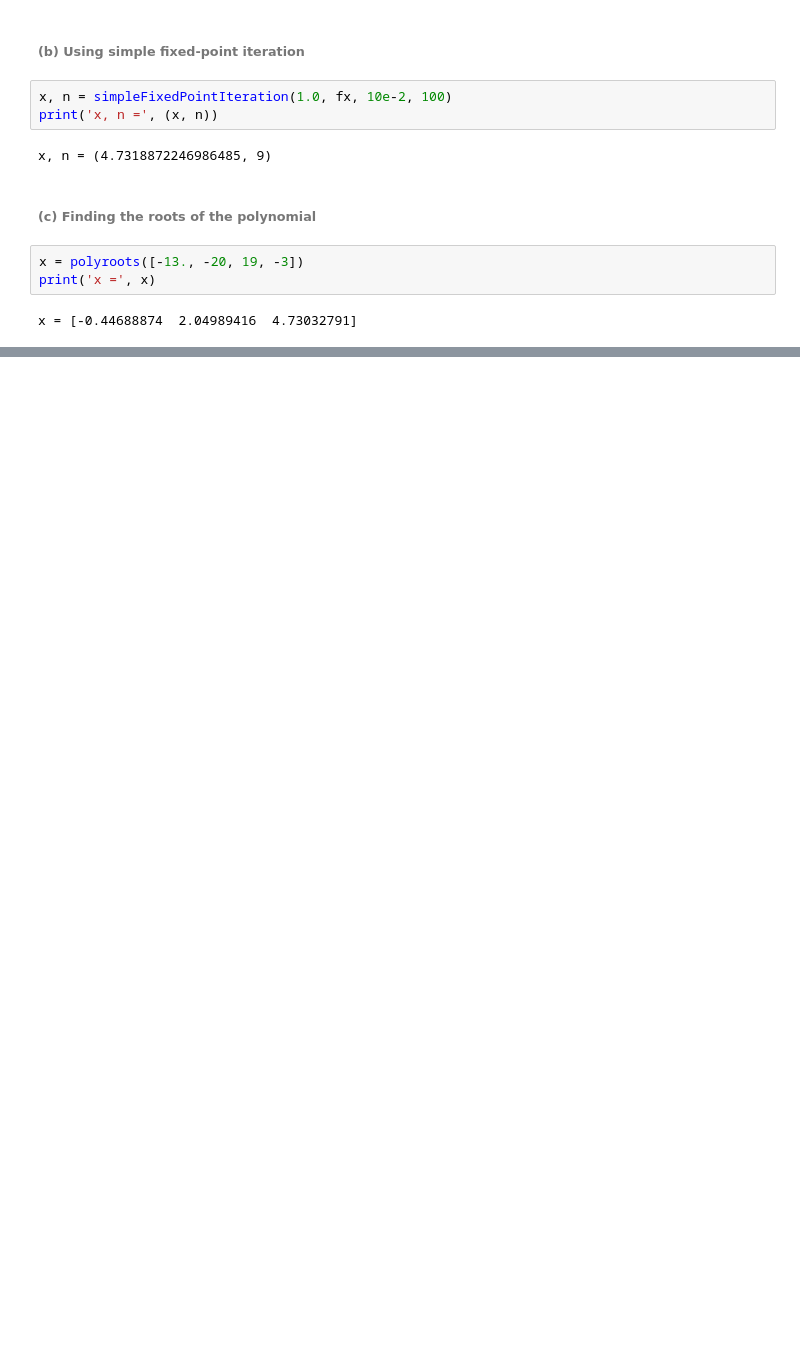
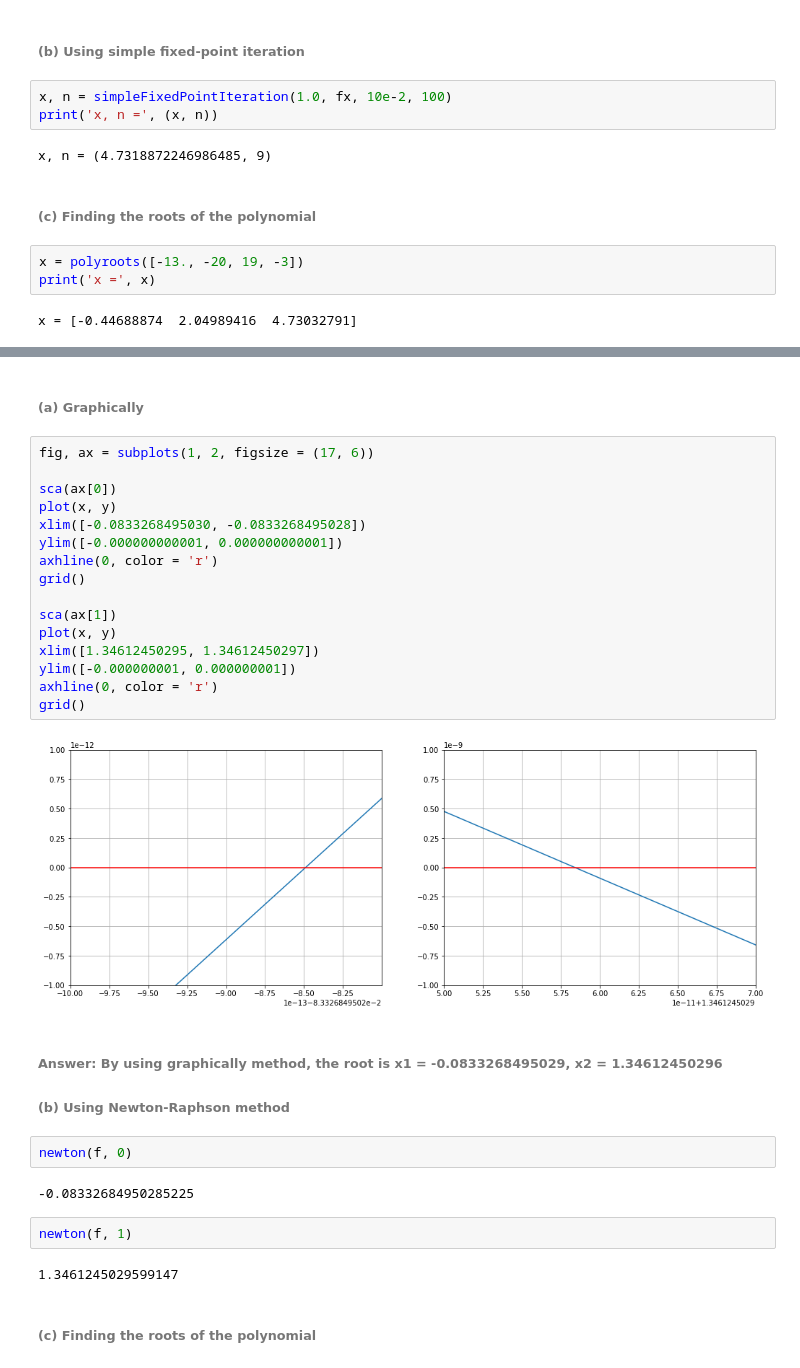
Before and after one commit to ChanhNguyen17/NumericalProblemSolving, a Jupyter notebook: Assignment 14 Review - Chanh Nguyen.ipynb, the cells around one changed output, grey strips where cells are left out. Drawn from its saved outputs; the diff is of its cells as text; blank space fills up the shorter version.

```diff
--- a/Assignment 14 Review - Chanh Nguyen.ipynb
+++ b/Assignment 14 Review - Chanh Nguyen.ipynb
@@ -123,0 +196,33 @@ x = [-0.44688874  2.04989416  4.73032791]
+# %% [markdown]
+###### (a) Graphically
+# %%
+fig, ax = subplots(1, 2, figsize = (17, 6))
+
+sca(ax[0])
+plot(x, y)
+xlim([-0.0833268495030, -0.0833268495028])
+ylim([-0.000000000001, 0.000000000001])
+axhline(0, color = 'r')
+grid()
+
+sca(ax[1])
+plot(x, y)
+xlim([1.34612450295, 1.34612450297])
+ylim([-0.000000001, 0.000000001])
+axhline(0, color = 'r')
+grid()
+# %% [output]
+[figure, added]
+# %% [markdown]
+###### Answer: By using graphically method, the root is x1 = -0.0833268495029, x2 = 1.34612450296
+###### (b) Using Newton-Raphson method
+# %%
+newton(f, 0)
+# %% [output]
+-0.08332684950285225
+# %%
+newton(f, 1)
+# %% [output]
+1.3461245029599147
+# %% [markdown]
+###### (c) Finding the roots of the polynomial
```
Also changed, not shown: parts of 34 cells of this notebook, 1 other file.
